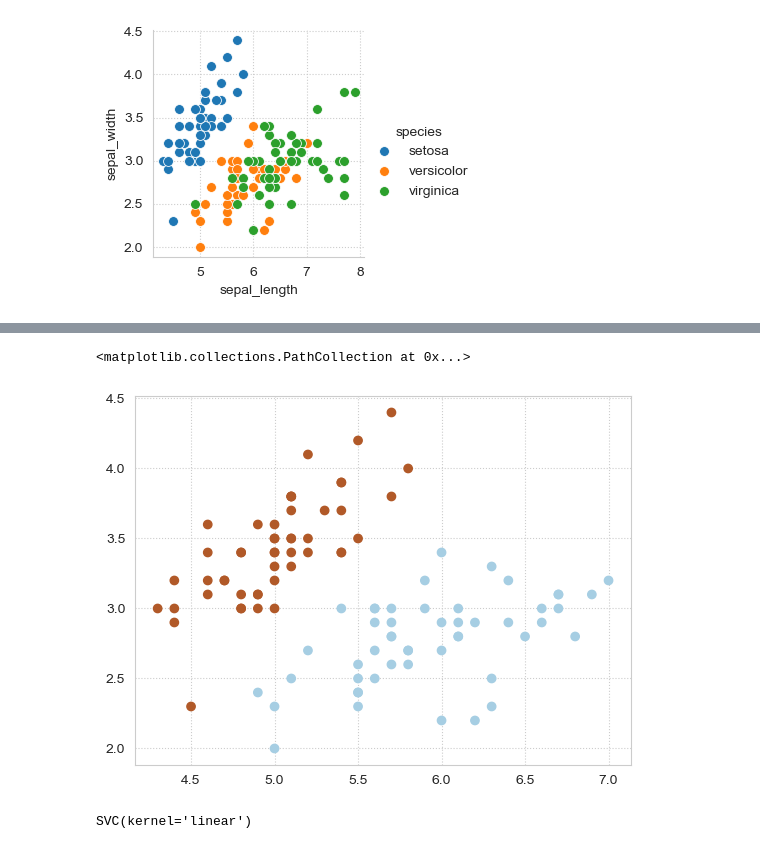
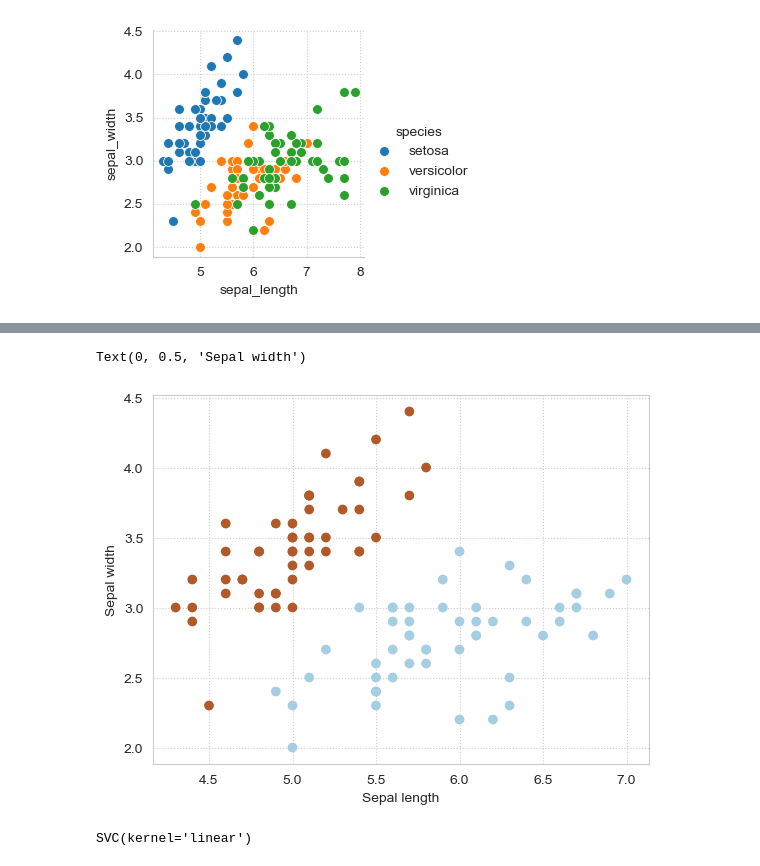
Before and after one commit to faizuddin/ISB46703, a Jupyter notebook: learning/supervised_classification_svm.ipynb, the cells around one changed output, grey strips where cells are left out. Saved outputs shown, nothing was run; the diff lists cells and outputs as text; code cells hidden in the pictures.

```diff
--- a/learning/supervised_classification_svm.ipynb
+++ b/learning/supervised_classification_svm.ipynb
@@ -229,10 +224,14 @@ y = X["species"]
 X = X.drop(["petal_width", "petal_length", "species"], axis=1)
 # %%
+# Convert dataframe to array
 X = X.to_numpy()
 y = y.to_numpy()
+y = y.astype('int')
 # %%
 plt.scatter(X[:,0], X[:,1], c=y, cmap=plt.cm.Paired)
+plt.xlabel("Sepal length")
+plt.ylabel("Sepal width")
 # %% [output]
-<matplotlib.collections.PathCollection at 0x...>
+Text(0, 0.5, 'Sepal width')
-[figure, old version]
+[figure, new version]
 # %%
```
Also changed, not shown: parts of 5 cells of this notebook, 1 other file.
